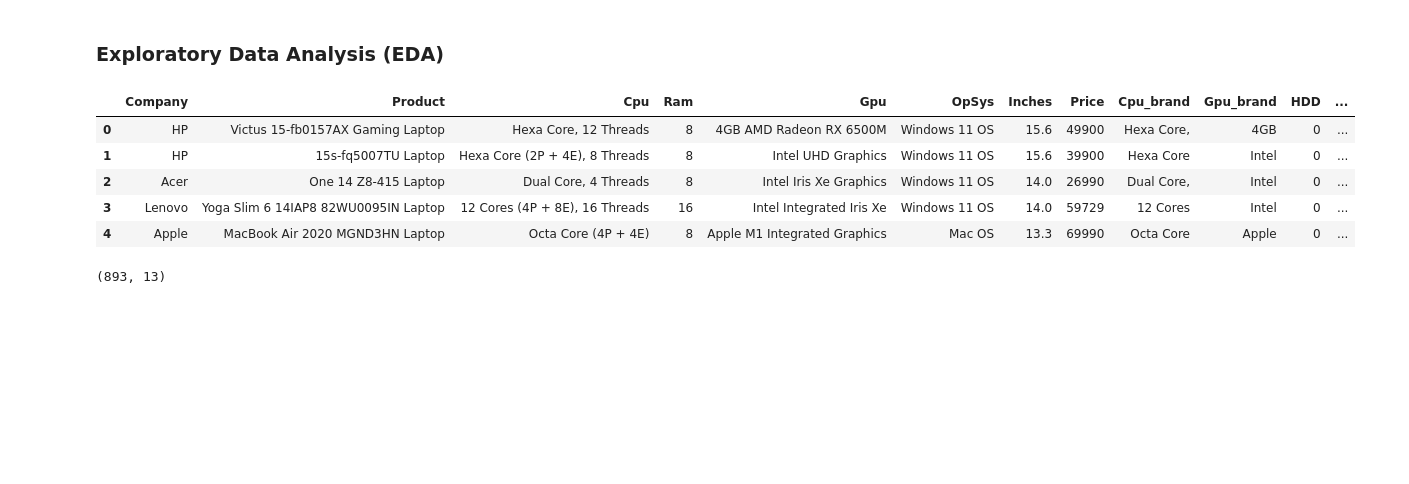
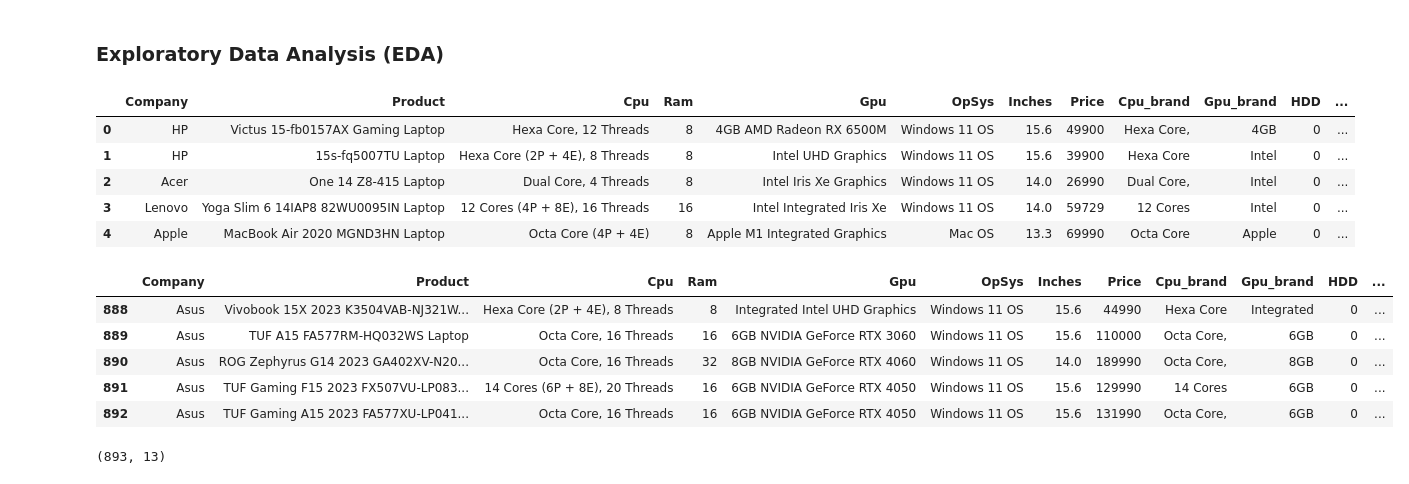
Before and after one commit to swjung333/Laptop_Price_Prediction_ML, a Jupyter notebook: laptop_price_analysis.ipynb, the cells around one changed output. Drawn from its saved outputs; the diff is of its cells as text; code cells hidden in the pictures; blank space fills up the shorter version.

```diff
--- a/laptop_price_analysis.ipynb
+++ b/laptop_price_analysis.ipynb
@@ -18,6 +18,15 @@ df.head()
 | 2 | Acer | One 14 Z8-415 Laptop | Dual Core, 4 Threads | 8 | Intel Iris Xe Graphics | Windows 11 OS | 14.0 | 26990 | Dual Core, | Intel | 0 | ... |
 | 3 | Lenovo | Yoga Slim 6 14IAP8 82WU0095IN Laptop | 12 Cores (4P + 8E), 16 Threads | 16 | Intel Integrated Iris Xe | Windows 11 OS | 14.0 | 59729 | 12 Cores | Intel | 0 | ... |
 | 4 | Apple | MacBook Air 2020 MGND3HN Laptop | Octa Core (4P + 4E) | 8 | Apple M1 Integrated Graphics | Mac OS | 13.3 | 69990 | Octa Core | Apple | 0 | ... |
+# %%
+df.tail()
+# %% [output]
+|  | Company | Product | Cpu | Ram | Gpu | OpSys | Inches | Price | Cpu_brand | Gpu_brand | HDD | ... |
+| 888 | Asus | Vivobook 15X 2023 K3504VAB-NJ321W... | Hexa Core (2P + 4E), 8 Threads | 8 | Integrated Intel UHD Graphics | Windows 11 OS | 15.6 | 44990 | Hexa Core | Integrated | 0 | ... |
+| 889 | Asus | TUF A15 FA577RM-HQ032WS Laptop | Octa Core, 16 Threads | 16 | 6GB NVIDIA GeForce RTX 3060 | Windows 11 OS | 15.6 | 110000 | Octa Core, | 6GB | 0 | ... |
+| 890 | Asus | ROG Zephyrus G14 2023 GA402XV-N20... | Octa Core, 16 Threads | 32 | 8GB NVIDIA GeForce RTX 4060 | Windows 11 OS | 14.0 | 189990 | Octa Core, | 8GB | 0 | ... |
+| 891 | Asus | TUF Gaming F15 2023 FX507VU-LP083... | 14 Cores (6P + 8E), 20 Threads | 16 | 6GB NVIDIA GeForce RTX 4050 | Windows 11 OS | 15.6 | 129990 | 14 Cores | 6GB | 0 | ... |
+| 892 | Asus | TUF Gaming A15 2023 FA577XU-LP041... | Octa Core, 16 Threads | 16 | 6GB NVIDIA GeForce RTX 4050 | Windows 11 OS | 15.6 | 131990 | Octa Core, | 6GB | 0 | ... |
 # %%
 df.shape
 # %% [output]
```
Also changed, not shown: parts of 12 cells of this notebook.
